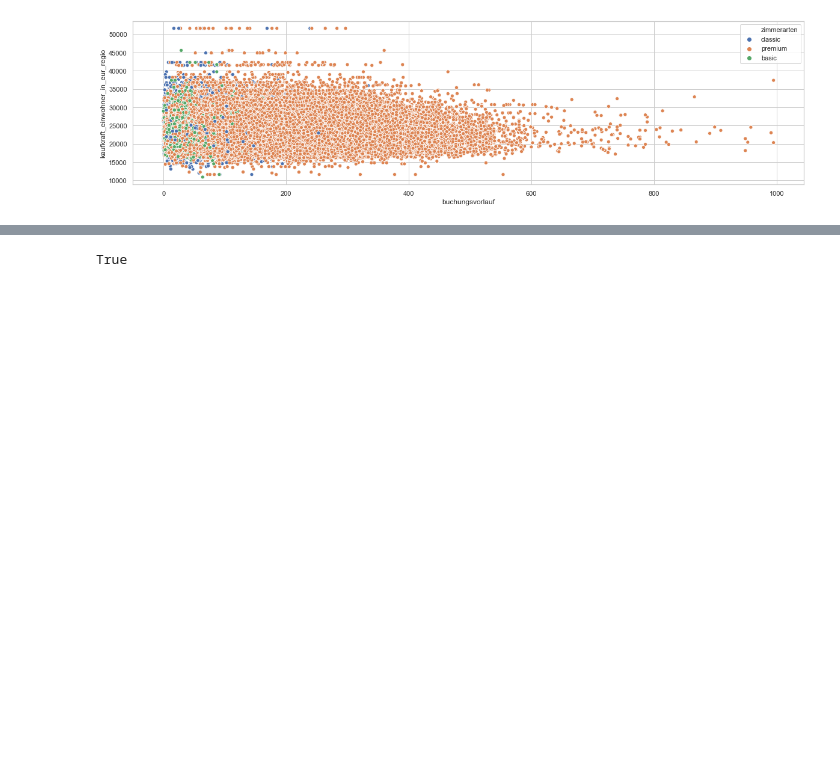
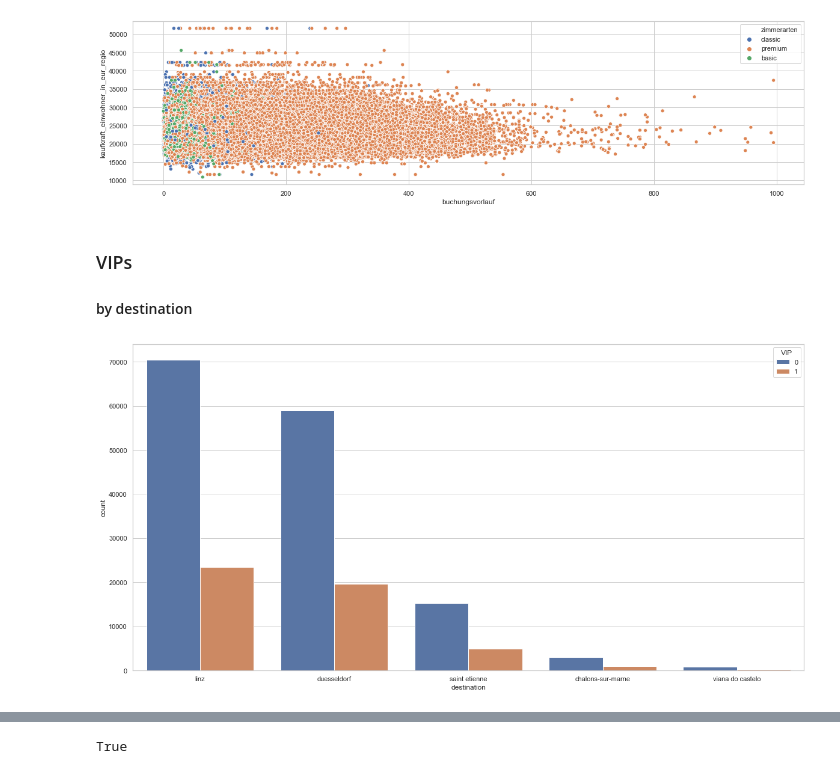
Before and after one commit to argv1/Booking-Prediction-EDA, a Jupyter notebook: 2-Features_and_EDA.ipynb, the cells around one changed output, grey strips where cells are left out. Drawn from its saved outputs; the diff is of its cells as text; code cells hidden in the pictures; blank space fills up the shorter version.

```diff
--- a/2-Features_and_EDA.ipynb
+++ b/2-Features_and_EDA.ipynb
@@ -983,3 +1007,11 @@ plt.figure(figsize=(20,5))
 ax = sns.scatterplot(x="buchungsvorlauf", y="kaufkraft_einwohner_in_eur_regio", hue="zimmerarten", data=df)
 # %% [output]
 [figure]
+# %% [markdown]
+### VIPs
+#### by destination
+# %%
+plt.figure(figsize=(20,10))
+ax = sns.countplot(x="destination", hue="VIP", data=df)
+# %% [output]
+[figure, added]
```
Also changed, not shown: parts of 33 cells of this notebook, 1 other file.
